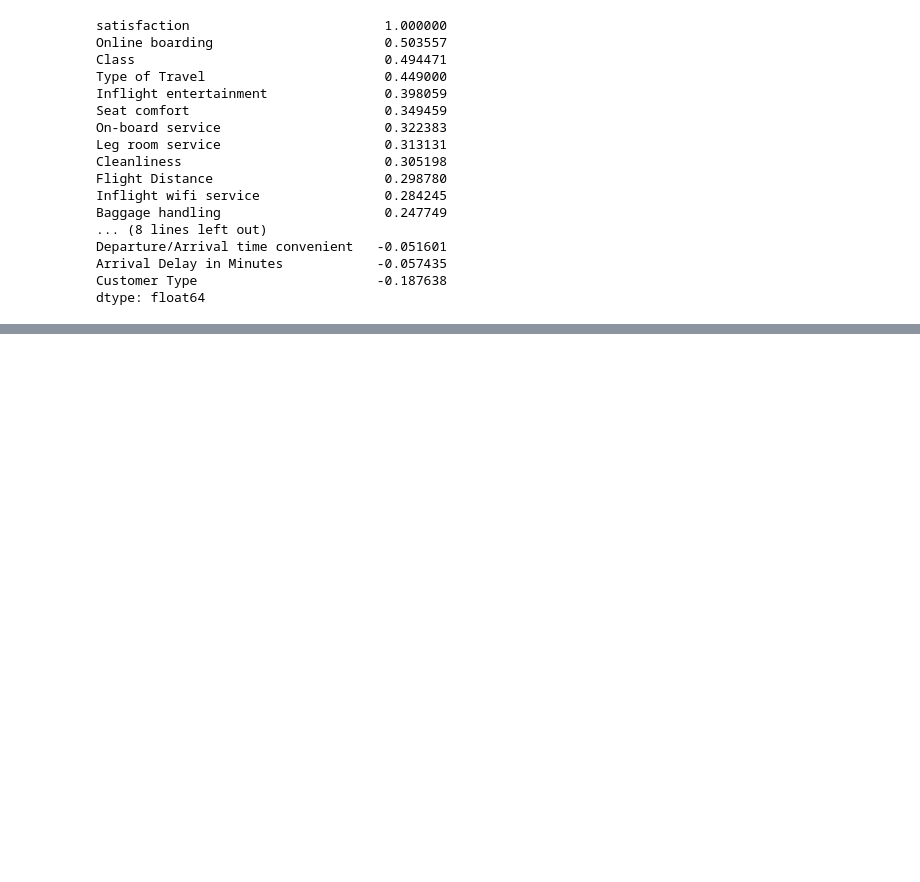
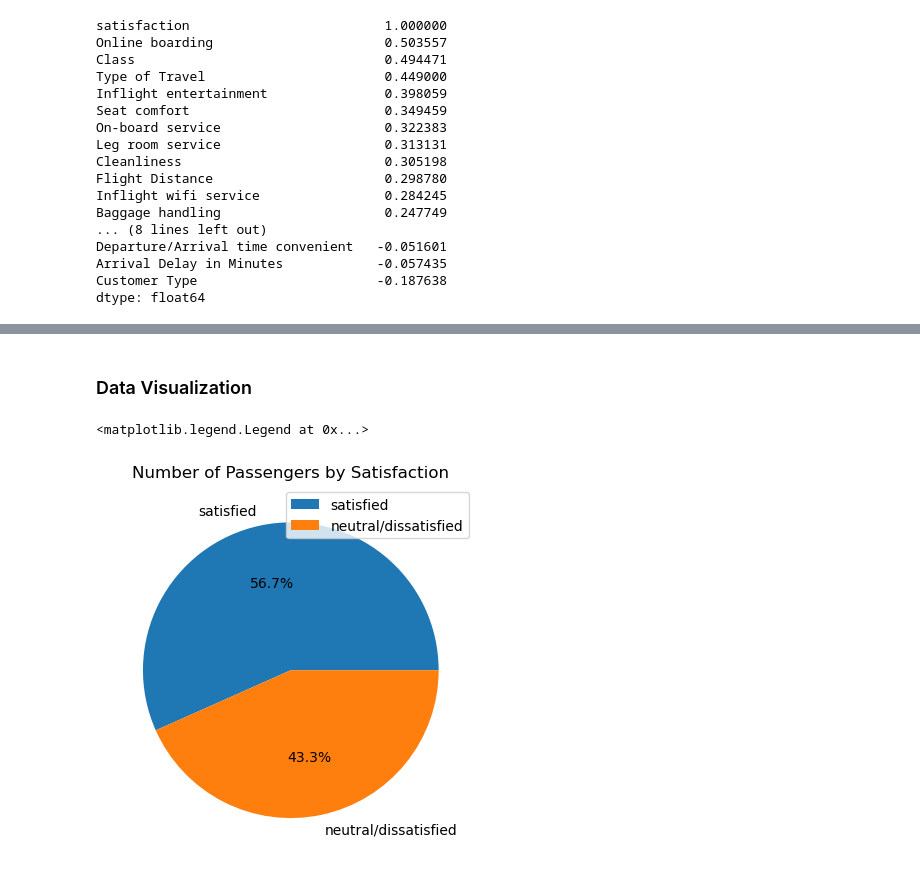
Before and after one commit to LYS312/Airline-Passenger-Satisfaction, a Jupyter notebook: passengers/airplane.ipynb, the cells around one changed output, grey strips where cells are left out. Cells and saved outputs as stored; diff of their text form; code cells hidden in the pictures; blank space fills up the shorter version.

```diff
--- a/passengers/airplane.ipynb
+++ b/passengers/airplane.ipynb
@@ -316,0 +365,13 @@ dtype: float64
+# %% [markdown]
+### Data Visualization
+# %%
+labels='satisfied','neutral/dissatisfied'
+m=df['satisfaction'].value_counts()
+fig, ax = plt.subplots()
+ax.pie(m, labels=labels, autopct='%1.1f%%')
+
+ax.set_title("Number of Passengers by Satisfaction")
+ax.legend(loc="upper right")
+# %% [output]
+<matplotlib.legend.Legend at 0x...>
+[figure, added]
```
Also changed, not shown: parts of 24 cells of this notebook.
